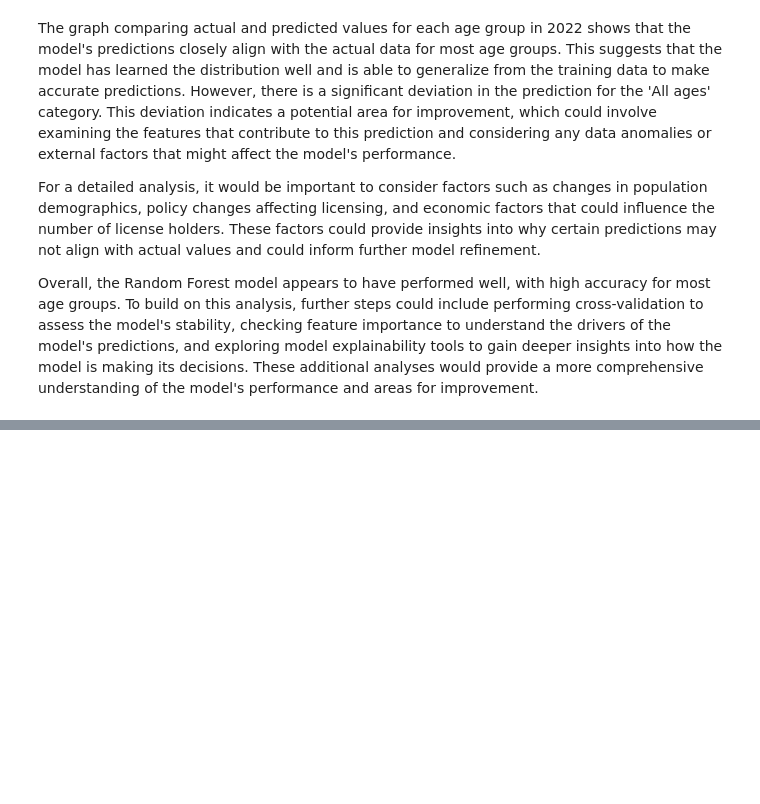
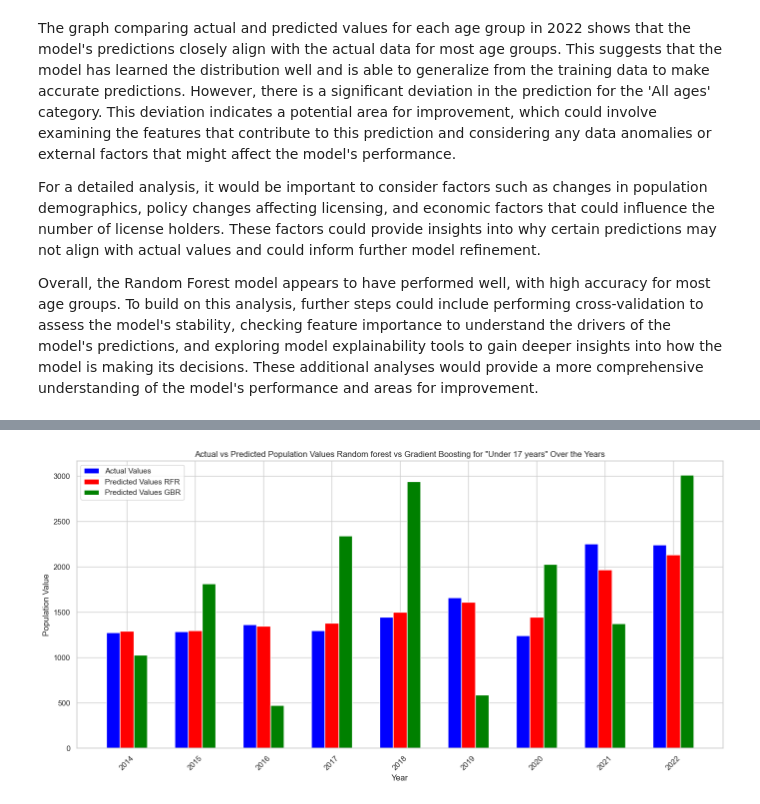
Before and after one commit to TunahanINCE/Current-Driving-Licences, a Jupyter notebook: Current_Driving_Licences.ipynb, the cells around one changed output, grey strips where cells are left out. Cells and saved outputs as stored; diff of their text form; code cells hidden in the pictures; blank space fills up the shorter version.

```diff
--- a/Current_Driving_Licences.ipynb
+++ b/Current_Driving_Licences.ipynb
@@ -2276,7 +2179,7 @@ import matplotlib.pyplot as plt
 import numpy as np
 
 # We assume that 'Age Group Encoded' ranges from 0 to the max value seen in the training set
-age_groups_encoded = np.arange(df['Age Group Encoded'].max() + 1)
+age_groups_encoded = np.arange(df_RFR['Age Group Encoded'].max() + 1)
 year_2022 = np.full(shape=age_groups_encoded.shape, fill_value=2022)
 
 # Create a new DataFrame for the year 2022 predictions
@@ -2542,0 +2568,4 @@ plt.show()
+# %%
+predictions_df_compare = predictions_df.copy()
+predictions_df_compare['Predicted Value RFR'] = predictions_df_RFR['Predicted Value RFR'].copy()
+predictions_df_compare
@@ -2542,0 +2583,17 @@ plt.show()
+# %%
+# Bar plot çizdirelim.
+plt.figure(figsize=(14, 7))
+width = 0.2  # Bar genişliğini tanımlayalım
+plt.bar(predictions_df_compare['Year'] - width, predictions_df_compare['Actual Value'], width, label='Actual Values', color='blue')
+plt.bar(predictions_df_compare['Year'], predictions_df_compare['Predicted Value RFR'], width, label='Predicted Values RFR', color='red')
+plt.bar(predictions_df_compare['Year'] + width, predictions_df_compare['Predicted Value GBR'], width, label='Predicted Values GBR', color='green')
+plt.title('Actual vs Predicted Population Values Random forest vs Gradient Boosting for "Under 17 years" Over the Years')
+plt.xlabel('Year')
+plt.ylabel('Population Value')
+plt.xticks(predictions_df_compare['Year'], rotation=45)
+plt.legend()
+plt.grid(True)
+plt.tight_layout()
+plt.show()
+# %% [output]
+[figure, added]
```
Also changed, not shown: parts of 44 cells of this notebook.
